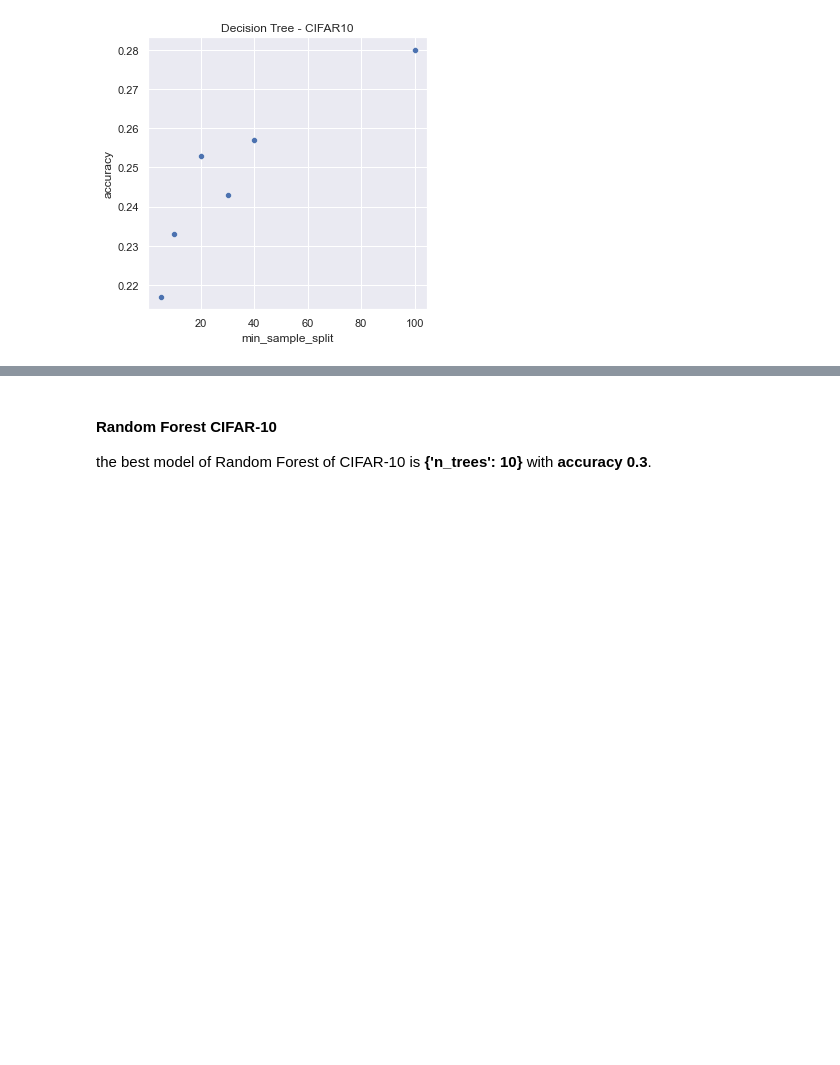
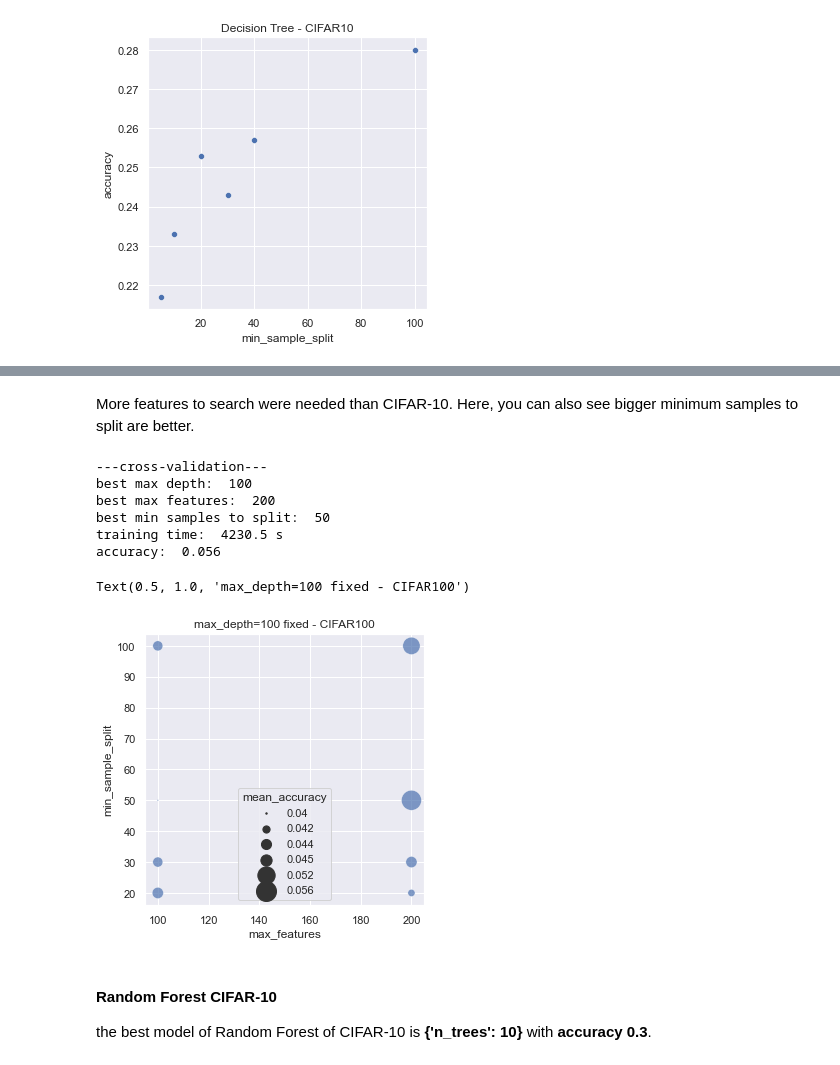
Before and after one commit to mincule/Advanced-Machine-Learning-CW, a Jupyter notebook: analysing_models.ipynb, the cells around one changed output, grey strips where cells are left out. Cells and saved outputs as stored; diff of their text form; code cells hidden in the pictures; blank space fills up the shorter version.

```diff
--- a/analysing_models.ipynb
+++ b/analysing_models.ipynb
@@ -554,3 +562,29 @@ accuracy:  0.28
+# %% [markdown]
+More features to search were needed than CIFAR-10. Here, you can also see bigger minimum samples to split are better.
+# %%
+# best model
+print('---cross-validation---')
+max_idx = np.argmax(dt_cifar100_cv['mean_accuracy'])
+print('best max depth: ', dt_cifar100_cv['max_depth'][max_idx])
+print('best max features: ', dt_cifar100_cv['max_features'][max_idx])
+print('best min samples to split: ', dt_cifar100_cv['min_sample_split'][max_idx])
+print('training time: ',  dt_cifar100_cv['time'][max_idx], 's')
+print('accuracy: ',  dt_cifar100_cv['mean_accuracy'][max_idx])
+
+# Cross-validation
+plt.figure(figsize=(5,5))
+
+splot = sns.scatterplot(data=dt_cifar100_cv, x='max_features', y="min_sample_split", size="mean_accuracy", alpha=0.7, sizes=(2, 400))
+splot.set_title("max_depth=100 fixed - CIFAR100")
+# %% [output]
+---cross-validation---
+best max depth:  100
+best max features:  200
+best min samples to split:  50
+training time:  4230.5 s
+accuracy:  0.056
+Text(0.5, 1.0, 'max_depth=100 fixed - CIFAR100')
+[figure, added]
 # %% [markdown]
 #### Random Forest CIFAR-10
 the best model of Random Forest of CIFAR-10 is __{'n_trees': 10}__ with __accuracy 0.3__.
```
Also changed, not shown: parts of 13 cells of this notebook.
